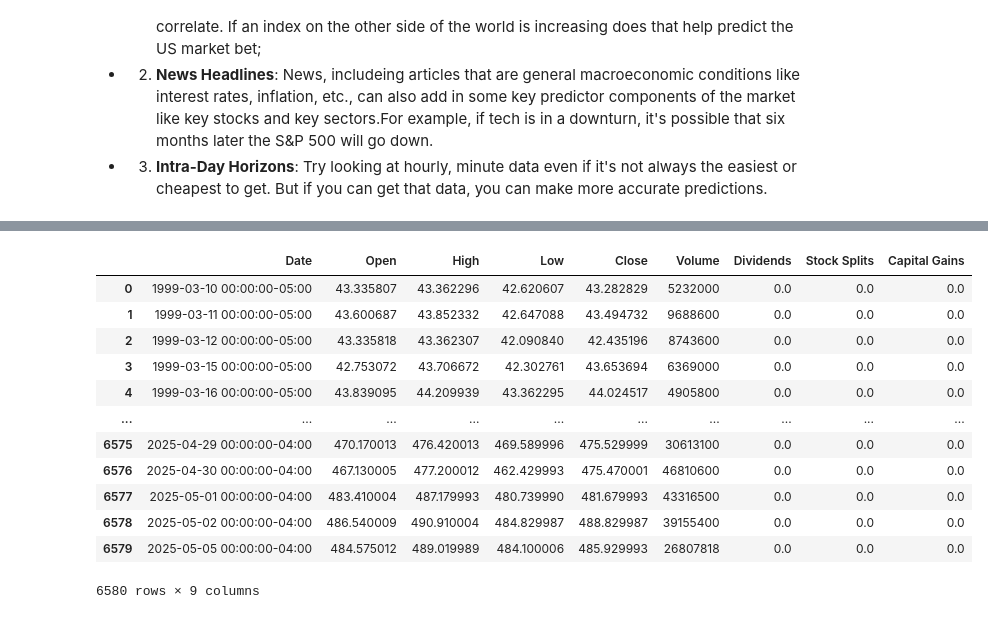
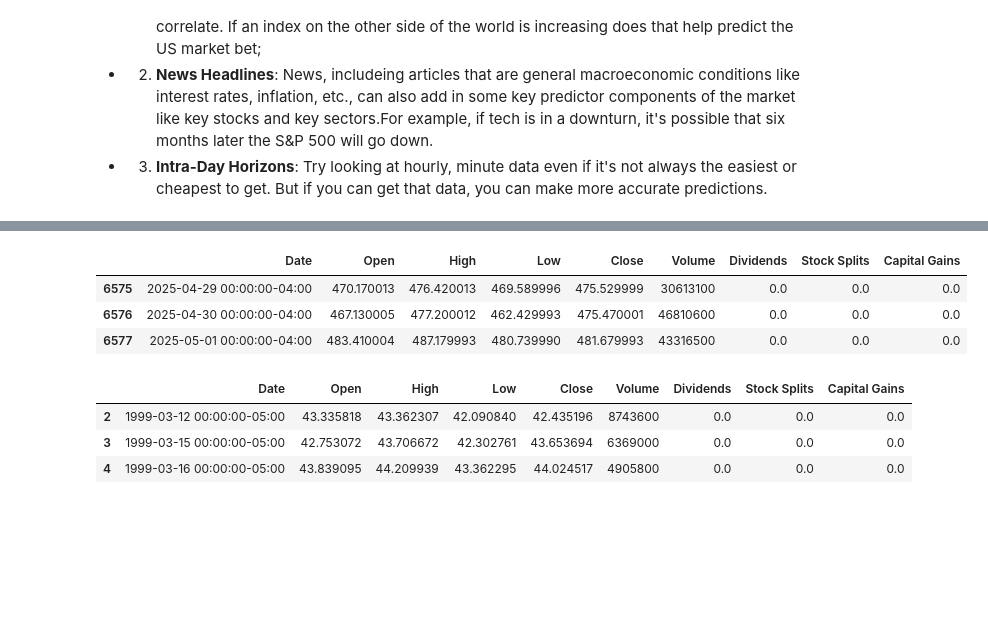
Before and after one commit to fengfrankgthb/BUS-41204, a Jupyter notebook: QQQ/QQQ_Model_Trial.ipynb, the cells around one changed output, grey strips where cells are left out. Saved outputs shown, nothing was run; the diff lists cells and outputs as text; code cells hidden in the pictures; blank space fills up the shorter version.

```diff
--- a/QQQ/QQQ_Model_Trial.ipynb
+++ b/QQQ/QQQ_Model_Trial.ipynb
@@ -629,19 +639,23 @@ to avoid data limit from `yfinance`
+# %%
+# Read the CSV file directly from the /raw/ URL
+import pandas as pd
+url = "https://github.com/fengfrankgthb/BUS-41204/raw/main/QQQ/QQQ_history_990310_250505.csv"
+df = pd.read_csv(url)
+df[-5:-2] # Display 5th-3rd last rows of data. Index=-5 is 5th last row included, whereas index=-2 is 2nd last row excluded.
+# There is no index=-0. The last row index=-1, whereas the 1st row index=0.
+# %% [output]
+|  | Date | Open | High | Low | Close | Volume | Dividends | Stock Splits | Capital Gains |
+| 6575 | 2025-04-29 00:00:00-04:00 | 470.170013 | 476.420013 | 469.589996 | 475.529999 | 30613100 | 0.0 | 0.0 | 0.0 |
+| 6576 | 2025-04-30 00:00:00-04:00 | 467.130005 | 477.200012 | 462.429993 | 475.470001 | 46810600 | 0.0 | 0.0 | 0.0 |
+| 6577 | 2025-05-01 00:00:00-04:00 | 483.410004 | 487.179993 | 480.739990 | 481.679993 | 43316500 | 0.0 | 0.0 | 0.0 |
 # %%
-# Read the CSV file directly from the URL
-url = "https://github.com/fengfrankgthb/BUS-41204/raw/main/QQQ/QQQ_history_990310_250505.csv"
+# Read the CSV file directly from the /raw.githubusercontent.com/ URL
+import pandas as pd
+url = "https://raw.githubusercontent.com/fengfrankgthb/BUS-41204/main/QQQ/QQQ_history_990310_250505.csv"
 df = pd.read_csv(url)
-df
+df[2:5] # Display 3rd-5th rows of data. Index=2 is 3rd row included, whereas index=5 is 6th row excluded.
 # %% [output]
 |  | Date | Open | High | Low | Close | Volume | Dividends | Stock Splits | Capital Gains |
-| 0 | 1999-03-10 00:00:00-05:00 | 43.335807 | 43.362296 | 42.620607 | 43.282829 | 5232000 | 0.0 | 0.0 | 0.0 |
-| 1 | 1999-03-11 00:00:00-05:00 | 43.600687 | 43.852332 | 42.647088 | 43.494732 | 9688600 | 0.0 | 0.0 | 0.0 |
 | 2 | 1999-03-12 00:00:00-05:00 | 43.335818 | 43.362307 | 42.090840 | 42.435196 | 8743600 | 0.0 | 0.0 | 0.0 |
 | 3 | 1999-03-15 00:00:00-05:00 | 42.753072 | 43.706672 | 42.302761 | 43.653694 | 6369000 | 0.0 | 0.0 | 0.0 |
 | 4 | 1999-03-16 00:00:00-05:00 | 43.839095 | 44.209939 | 43.362295 | 44.024517 | 4905800 | 0.0 | 0.0 | 0.0 |
-| ... | ... | ... | ... | ... | ... | ... | ... | ... | ... |
-| 6575 | 2025-04-29 00:00:00-04:00 | 470.170013 | 476.420013 | 469.589996 | 475.529999 | 30613100 | 0.0 | 0.0 | 0.0 |
-| 6576 | 2025-04-30 00:00:00-04:00 | 467.130005 | 477.200012 | 462.429993 | 475.470001 | 46810600 | 0.0 | 0.0 | 0.0 |
-| 6577 | 2025-05-01 00:00:00-04:00 | 483.410004 | 487.179993 | 480.739990 | 481.679993 | 43316500 | 0.0 | 0.0 | 0.0 |
-| 6578 | 2025-05-02 00:00:00-04:00 | 486.540009 | 490.910004 | 484.829987 | 488.829987 | 39155400 | 0.0 | 0.0 | 0.0 |
-| 6579 | 2025-05-05 00:00:00-04:00 | 484.575012 | 489.019989 | 484.100006 | 485.929993 | 26807818 | 0.0 | 0.0 | 0.0 |
-6580 rows × 9 columns
```
Also changed, not shown: parts of 2 cells of this notebook.
